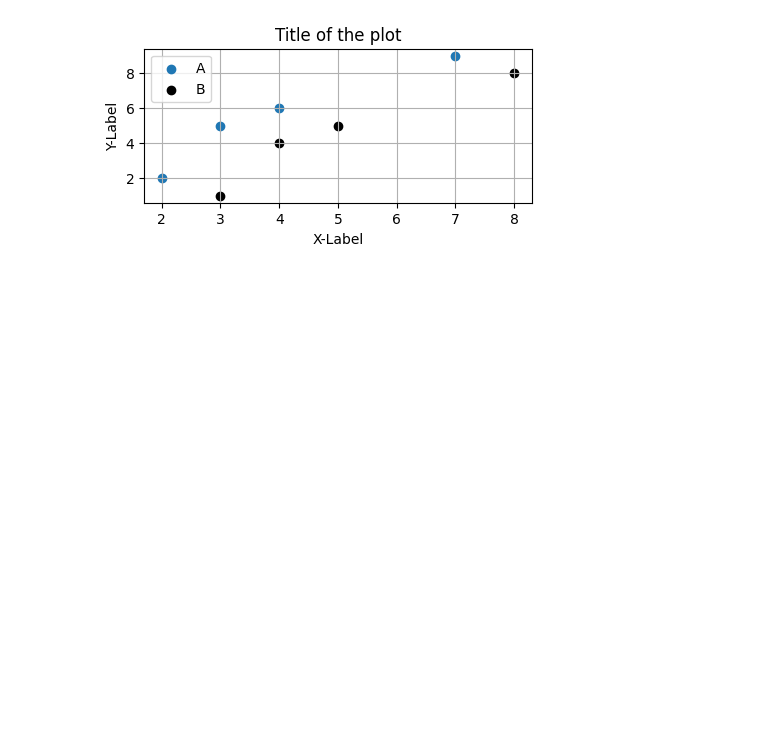
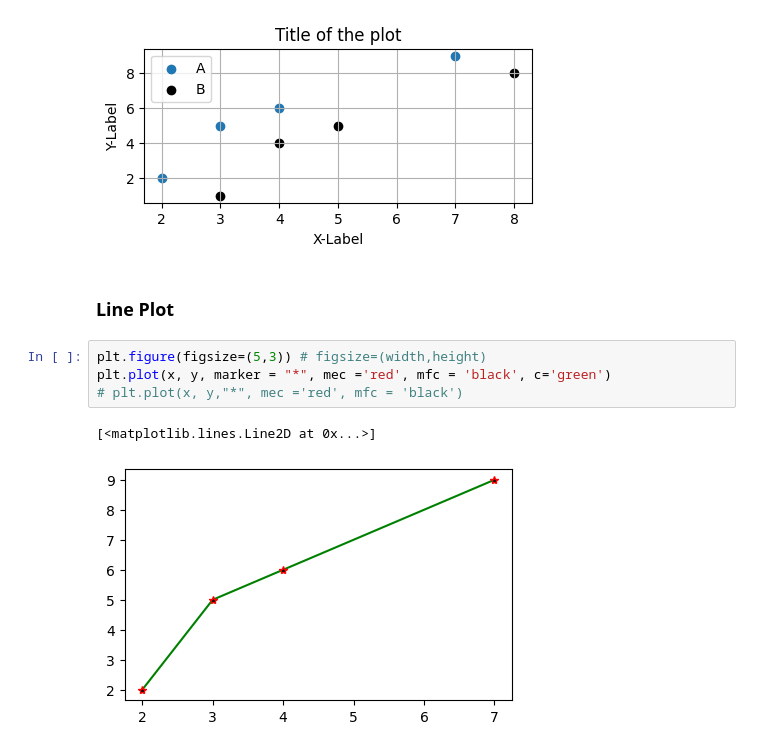
Before and after one commit to janak37/demo, a Jupyter notebook: 18.matplotlib.ipynb, the cells around one changed output. Cells and saved outputs as stored; diff of their text form; blank space fills up the shorter version.

```diff
--- a/18.matplotlib.ipynb
+++ b/18.matplotlib.ipynb
@@ -28,3 +28,12 @@ plt.legend()
 plt.grid(axis='both')
 # %% [output]
 [figure]
+# %% [markdown]
+### Line Plot
+# %%
+plt.figure(figsize=(5,3)) # figsize=(width,height)
+plt.plot(x, y, marker = "*", mec ='red', mfc = 'black', c='green')
+# plt.plot(x, y,"*", mec ='red', mfc = 'black')
+# %% [output]
+[<matplotlib.lines.Line2D at 0x...>]
+[figure, added]
```
Also changed, not shown: parts of 9 cells of this notebook.
